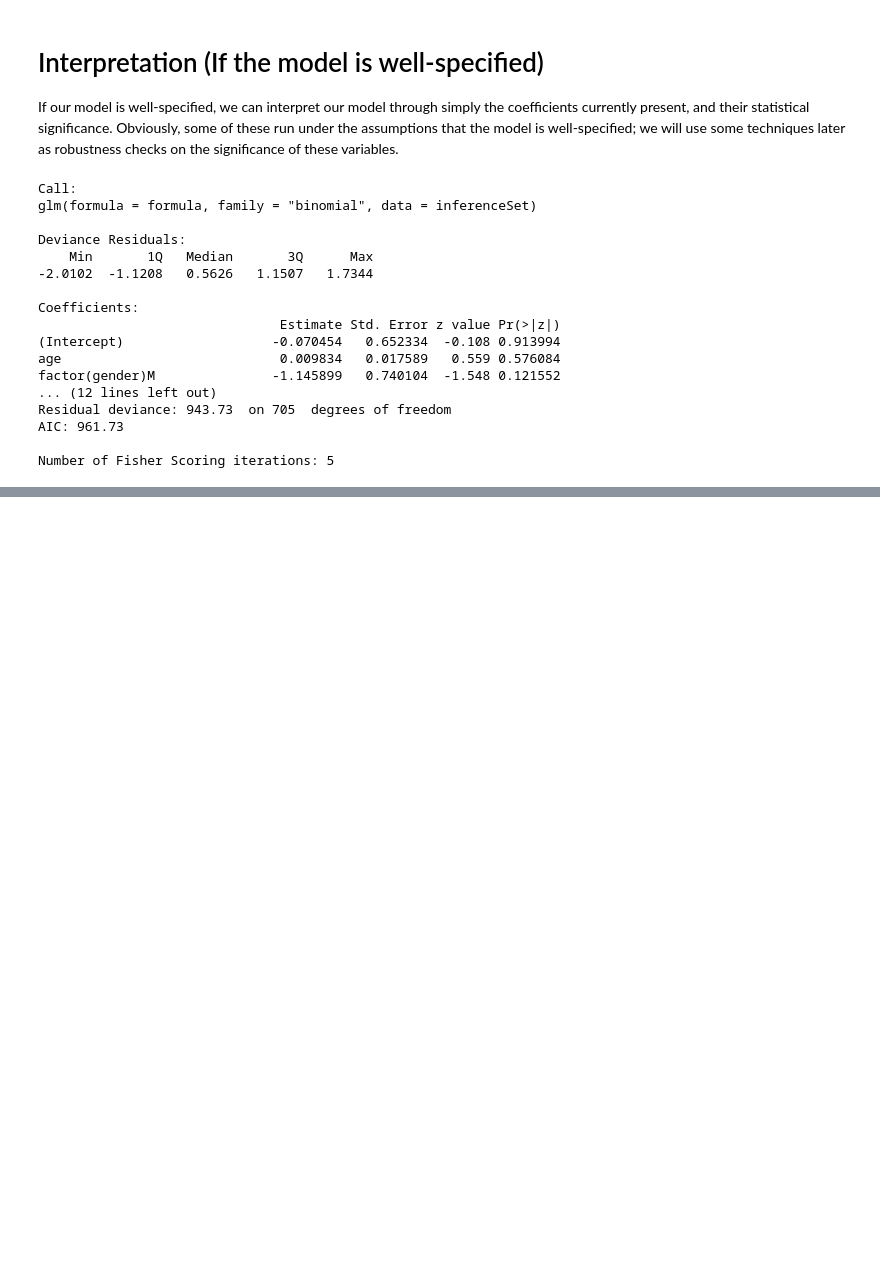
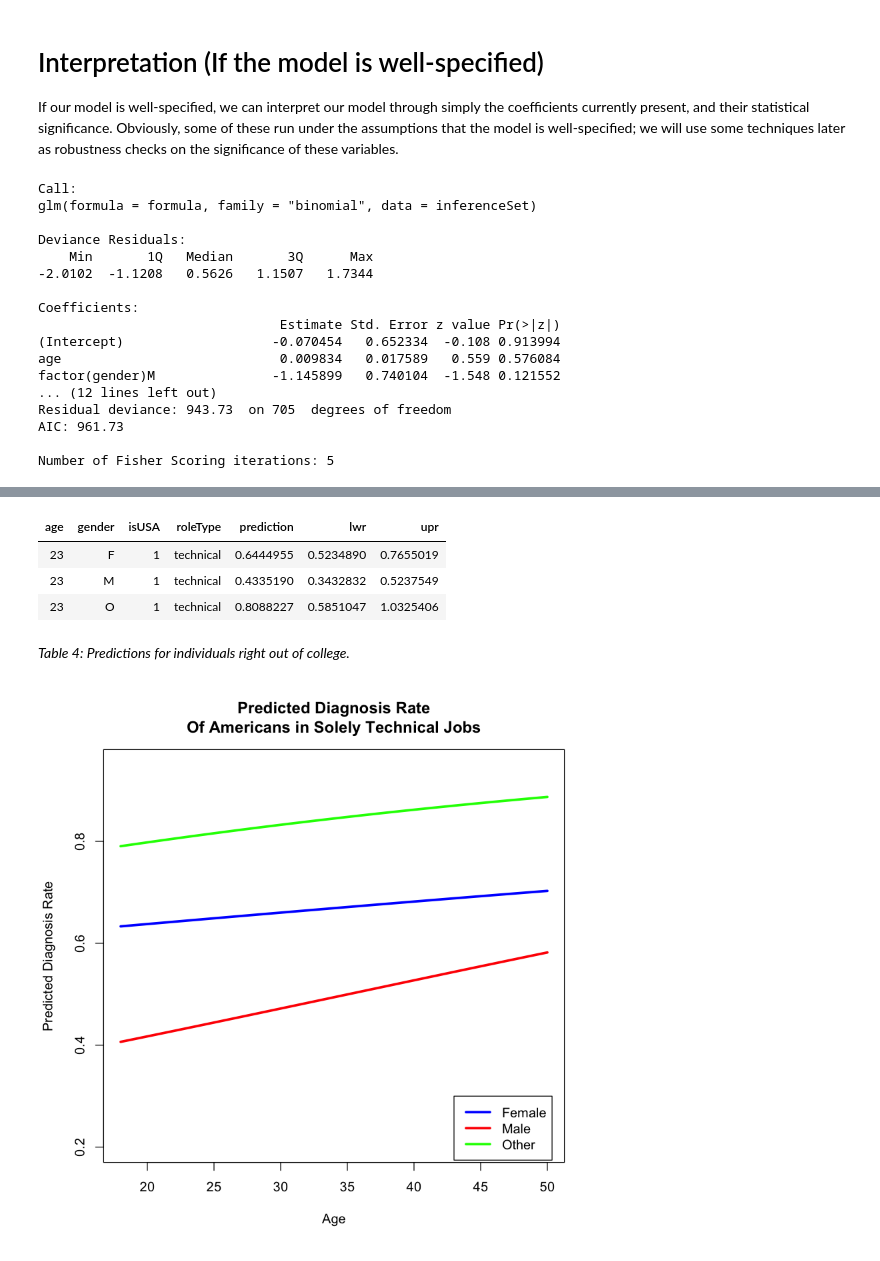
Before and after one commit to PLBMR/mentalHealthDataAnalysis, a Jupyter notebook: osmiMentalHealthInTech/analysis/inference.ipynb, the cells around one changed output, grey strips where cells are left out. Cells and saved outputs as stored; diff of their text form; code cells hidden in the pictures; blank space fills up the shorter version.

Commit message:
Added more plots to the inference step

```diff
--- a/osmiMentalHealthInTech/analysis/inference.ipynb
+++ b/osmiMentalHealthInTech/analysis/inference.ipynb
@@ -11,6 +11,7 @@ _**Description**: Contains my inference related to the [OSMI Mental Health In Te
 #imports
 #constants
 sigLev = 3
+lineWidth = 3
 # %% [markdown]
 # Recap
 
@@ -125,0 +167,59 @@ We also see a coefficient on $isTechnical_i$ of  $-.103$, which would predict an
+# %%
+ageLev = 23
+predictionFrame = data.frame(age = ageLev,
+                            gender = c("F","M","O"),
+                            isUSA = 1,
+                            roleType = "technical")
+#make predictions
+givenPredictions = predict(finalMod.logr,newdata = predictionFrame,
+                           type = "response",se.fit = TRUE)
+#then store some information
+predictionFrame$prediction = givenPredictions$fit
+#confidence interval around point prediction
+critVal = 1.96
+predictionFrame$lwr = (predictionFrame$prediction
+                            - critVal * givenPredictions$se.fit)
+predictionFrame$upr = (predictionFrame$prediction
+                            + critVal * givenPredictions$se.fit)
+predictionFrame
+# %% [output]
+| age | gender | isUSA | roleType | prediction | lwr | upr |
+| 23 | F | 1 | technical | 0.6444955 | 0.5234890 | 0.7655019 |
+| 23 | M | 1 | technical | 0.4335190 | 0.3432832 | 0.5237549 |
+| 23 | O | 1 | technical | 0.8088227 | 0.5851047 | 1.0325406 |
+# %% [markdown]
+_Table 4: Predictions for individuals right out of college._
+# %%
+#get slopes for gender
+coefVec = coefficients(finalMod.logr)
+femaleSlope = coefVec["age"]
+maleSlope = femaleSlope + coefVec["age:factor(gender)M"]
+otherSlope = femaleSlope + coefVec["age:factor(gender)O"]
+#get base values
+baseFrame = data.frame(age = 0,isUSA = 1,roleType = "technical",
+                       gender = c("F","M","O"))
+baseLink = predict(finalMod.logr,newdata = baseFrame,type = "link")
+names(baseLink) = c("F","M","O")
+#make a function for our predictions
+makeResponsePrediction <- function(ageSlope,baseLink,age){
+    #helper that makes response prediction solely a function of age
+    link = baseLink + ageSlope * age
+    response = 1 / (1 + exp(-link))
+    return(response)
+}
+# %%
+#then plot partial response graphs
+ageVec = 18:50 #consider 18-year-olds to 55-year-olds
+femaleResponse = makeResponsePrediction(femaleSlope,baseLink["F"],ageVec)
+maleResponse = makeResponsePrediction(maleSlope,baseLink["M"],ageVec)
+otherResponse = makeResponsePrediction(otherSlope,baseLink["O"],ageVec)
+plot(c(18,50),c(.2,.95),type = "n",xlab = "Age",
+     ylab = "Predicted Diagnosis Rate",
+     main = "Predicted Diagnosis Rate\nOf Americans in Solely Technical Jobs")
+lines(ageVec,femaleResponse,col = "blue",lwd = lineWidth)
+lines(ageVec,maleResponse,col = "red",lwd = lineWidth)
+lines(ageVec,otherResponse,col = "green",lwd = lineWidth)
+legend(43,.3,c("Female","Male","Other"),lty = c(1,1,1),
+       lwd = lineWidth,col = c("blue","red","green"))
+# %% [output]
+[figure, added]
```
Also changed, not shown: parts of 9 cells of this notebook.
